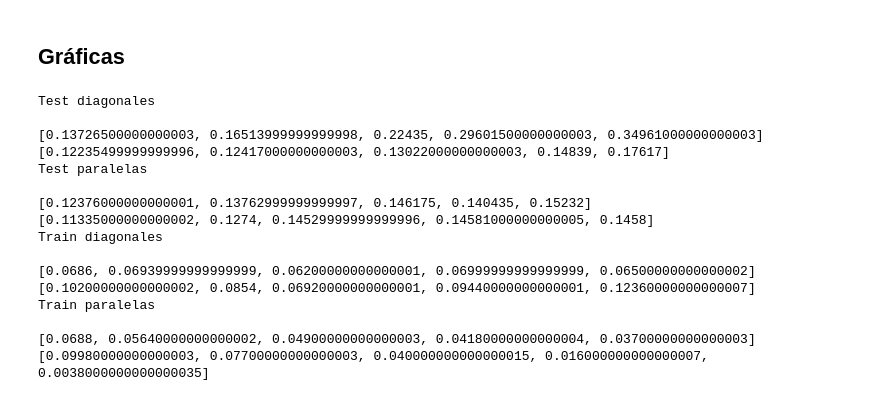
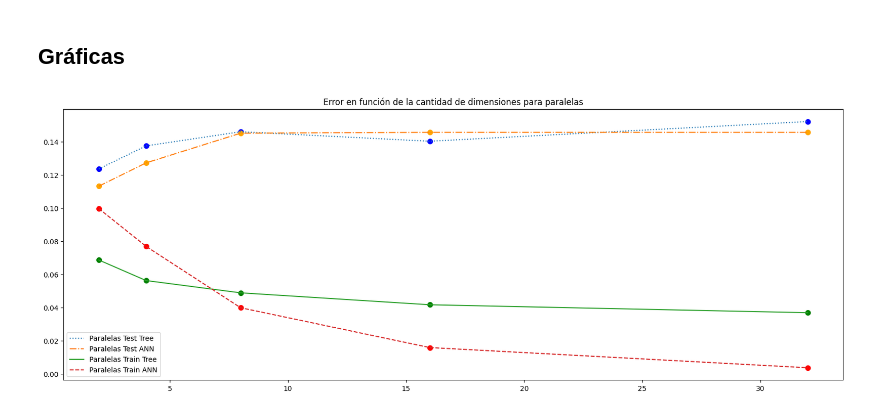
Before and after one commit to LautaroCerruti/ML-IAA-2024, a Jupyter notebook: TP2/TP2.ipynb, the cells around one changed output. Saved outputs shown, nothing was run; the diff lists cells and outputs as text; code cells hidden in the pictures.

Commit message:
Ej5 graphics

```diff
--- a/TP2/TP2.ipynb
+++ b/TP2/TP2.ipynb
@@ -490,20 +497,6 @@ count_for_avg = 20
 ## Entrenamiento
 # %% [markdown]
 Entreno los arboles y las redes con los mismos conjuntos de test y train. Para las redes decidí hacerlo con weigth decay, ya que de esta forma no tengo que dividir el conjunto de entrenamiento en uno de validación y puedo usar exactamente los mismos elementos y la misma cantidad que en arboles para el entrenamiento.
-# %%
-C = 0.78
-n_training = 250
-n_testing = 10000
-d_values = [2, 4, 8, 16, 32]
-count_for_avg = 20
-
-#defino parámetros de la red
-epocas_por_entrenamiento=50     #numero de epocas que entrena cada vez
-eta=0.1                         #learning rate
-alfa=0.9                        #momentum
-evaluaciones = 400
-gamma = 0.0001
-N2 = 6
 # %% [markdown]
 ### Diagonales
 # %%
@@ -666,36 +659,20 @@ for k, l in errors_paralelas_redes.items():
   errors_train_paralelas_red_avg.append(sum_train/count_for_avg)
 # %% [markdown]
 ## Gráficas
-# %%
-print("Test diagonales\n")
-print(errors_test_diagonales_tree_avg)
-print(errors_test_diagonales_red_avg)
-
-print("Test paralelas\n")
-print(errors_test_paralelas_tree_avg)
-print(errors_test_paralelas_red_avg)
-
-print("Train diagonales\n")
-print(errors_train_diagonales_tree_avg)
-print(errors_train_diagonales_red_avg)
-
-print("Train paralelas\n")
-print(errors_train_paralelas_tree_avg)
-print(errors_train_paralelas_red_avg)
-# %% [output]
-Test diagonales
-
-[0.13726500000000003, 0.16513999999999998, 0.22435, 0.29601500000000003, 0.34961000000000003]
-[0.12235499999999996, 0.12417000000000003, 0.13022000000000003, 0.14839, 0.17617]
-Test paralelas
-
-[0.12376000000000001, 0.13762999999999997, 0.146175, 0.140435, 0.15232]
-[0.11335000000000002, 0.1274, 0.14529999999999996, 0.14581000000000005, 0.1458]
-Train diagonales
-
-[0.0686, 0.06939999999999999, 0.06200000000000001, 0.06999999999999999, 0.06500000000000002]
-[0.10200000000000002, 0.0854, 0.06920000000000001, 0.09440000000000001, 0.12360000000000007]
-Train paralelas
-
-[0.0688, 0.05640000000000002, 0.04900000000000003, 0.04180000000000004, 0.03700000000000003]
-[0.09980000000000003, 0.07700000000000003, 0.040000000000000015, 0.016000000000000007, 0.0038000000000000035]
+# %%
+plt.figure(figsize=(20, 7))
+plt.plot(d_values, errors_test_paralelas_tree_avg, label="Paralelas Test Tree", linestyle=":")
+plt.plot(d_values, errors_test_paralelas_red_avg, label="Paralelas Test ANN", linestyle="-.")
+plt.plot(d_values, errors_train_paralelas_tree_avg, label="Paralelas Train Tree", linestyle="-")
+plt.plot(d_values, errors_train_paralelas_red_avg, label="Paralelas Train ANN", linestyle="--")
+
+plt.scatter(d_values, errors_test_paralelas_tree_avg, color='blue', s=50)  # puntos en azul
+plt.scatter(d_values, errors_test_paralelas_red_avg, color='orange', s=50)  # puntos en naranja
+plt.scatter(d_values, errors_train_paralelas_tree_avg, color='green', s=50)  # puntos en verde
+plt.scatter(d_values, errors_train_paralelas_red_avg, color='red', s=50)  # puntos en rojo
+
+plt.title(f'Error en función de la cantidad de dimensiones para paralelas')
+plt.legend()
+plt.show()
+# %% [output]
+[figure, added]
```
Also changed, not shown: parts of 4 cells of this notebook.
